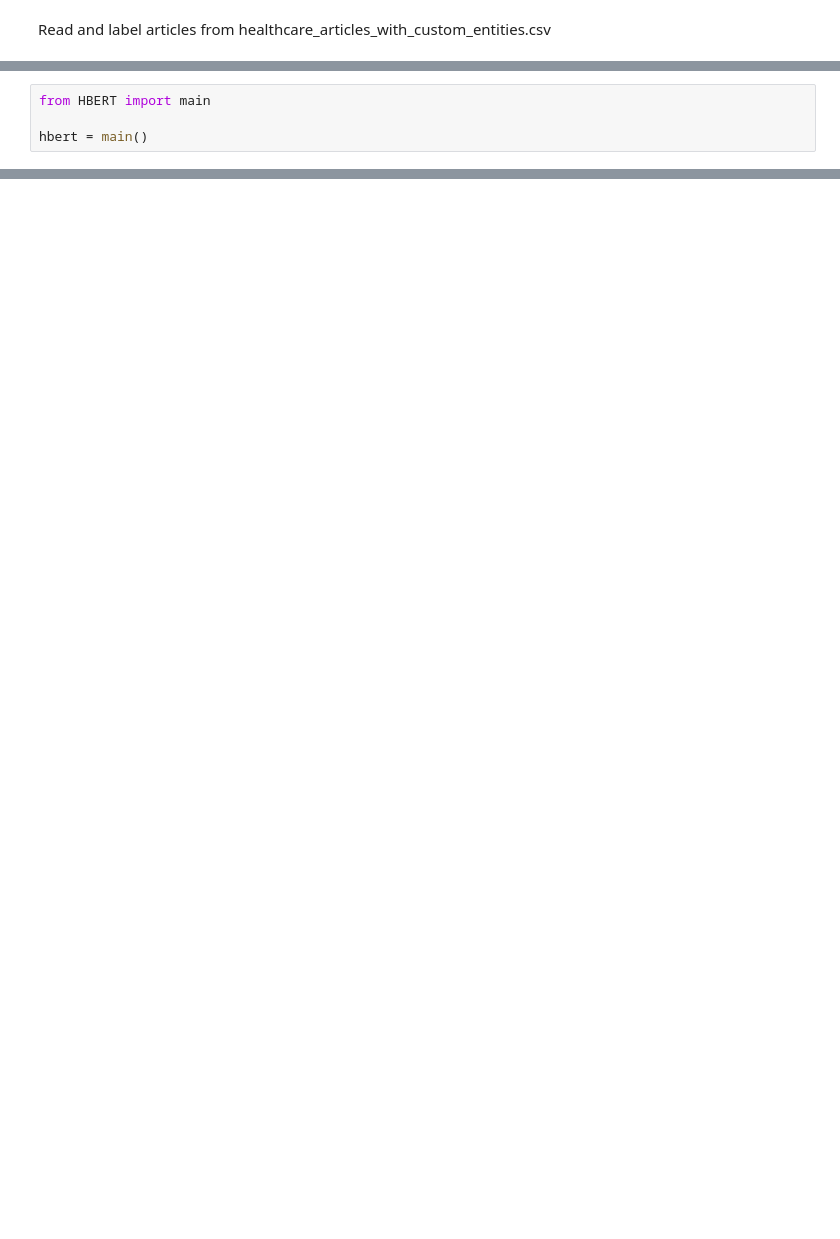
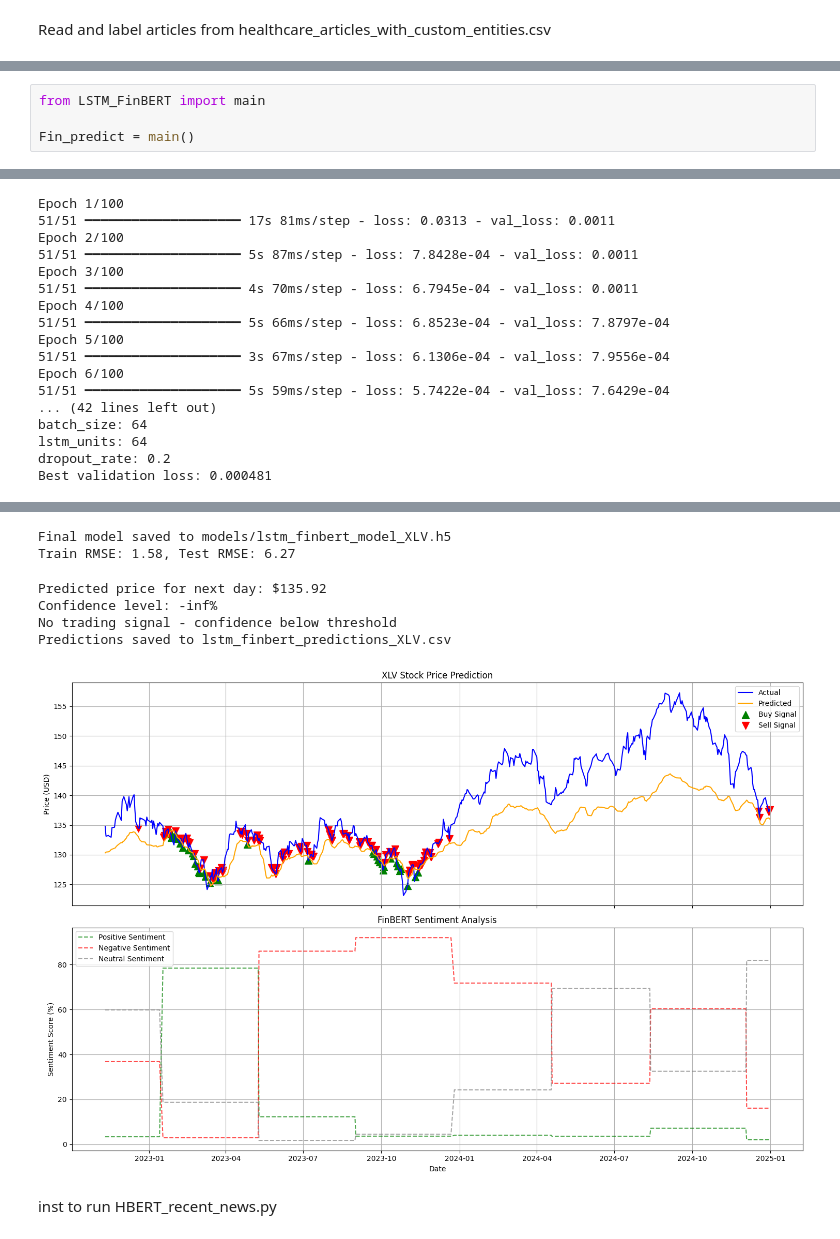
Before and after one commit to JohannTin/CMPT413, a Jupyter notebook: project.ipynb, the cells around one changed output, grey strips where cells are left out. Drawn from its saved outputs; the diff is of its cells as text; blank space fills up the shorter version.

```diff
--- a/project.ipynb
+++ b/project.ipynb
@@ -108,4 +173,5 @@ finbert = process_csv()
 # %%
-from HBERT import main
+from LSTM_FinBERT import main
 
-hbert = main()
+Fin_predict = main()
+# %% [output]
@@ -111,0 +196,17 @@ hbert = main()
+Epoch 1/100
+51/51 ━━━━━━━━━━━━━━━━━━━━ 17s 81ms/step - loss: 0.0313 - val_loss: 0.0011
+Epoch 2/100
+51/51 ━━━━━━━━━━━━━━━━━━━━ 5s 87ms/step - loss: 7.8428e-04 - val_loss: 0.0011
+Epoch 3/100
+51/51 ━━━━━━━━━━━━━━━━━━━━ 4s 70ms/step - loss: 6.7945e-04 - val_loss: 0.0011
+Epoch 4/100
+51/51 ━━━━━━━━━━━━━━━━━━━━ 5s 66ms/step - loss: 6.8523e-04 - val_loss: 7.8797e-04
+Epoch 5/100
+51/51 ━━━━━━━━━━━━━━━━━━━━ 3s 67ms/step - loss: 6.1306e-04 - val_loss: 7.9556e-04
+Epoch 6/100
+51/51 ━━━━━━━━━━━━━━━━━━━━ 5s 59ms/step - loss: 5.7422e-04 - val_loss: 7.6429e-04
+... (42 lines left out)
+batch_size: 64
+lstm_units: 64
+dropout_rate: 0.2
+Best validation loss: 0.000481
@@ -111,0 +214,9 @@ hbert = main()
+Final model saved to models/lstm_finbert_model_XLV.h5
+Train RMSE: 1.58, Test RMSE: 6.27
+Predicted price for next day: $135.92
+Confidence level: -inf%
+No trading signal - confidence below threshold
+Predictions saved to lstm_finbert_predictions_XLV.csv
+[figure, added]
+# %% [markdown]
+inst to run HBERT_recent_news.py
```
Also changed, not shown: parts of 15 cells of this notebook, 1 other file.
